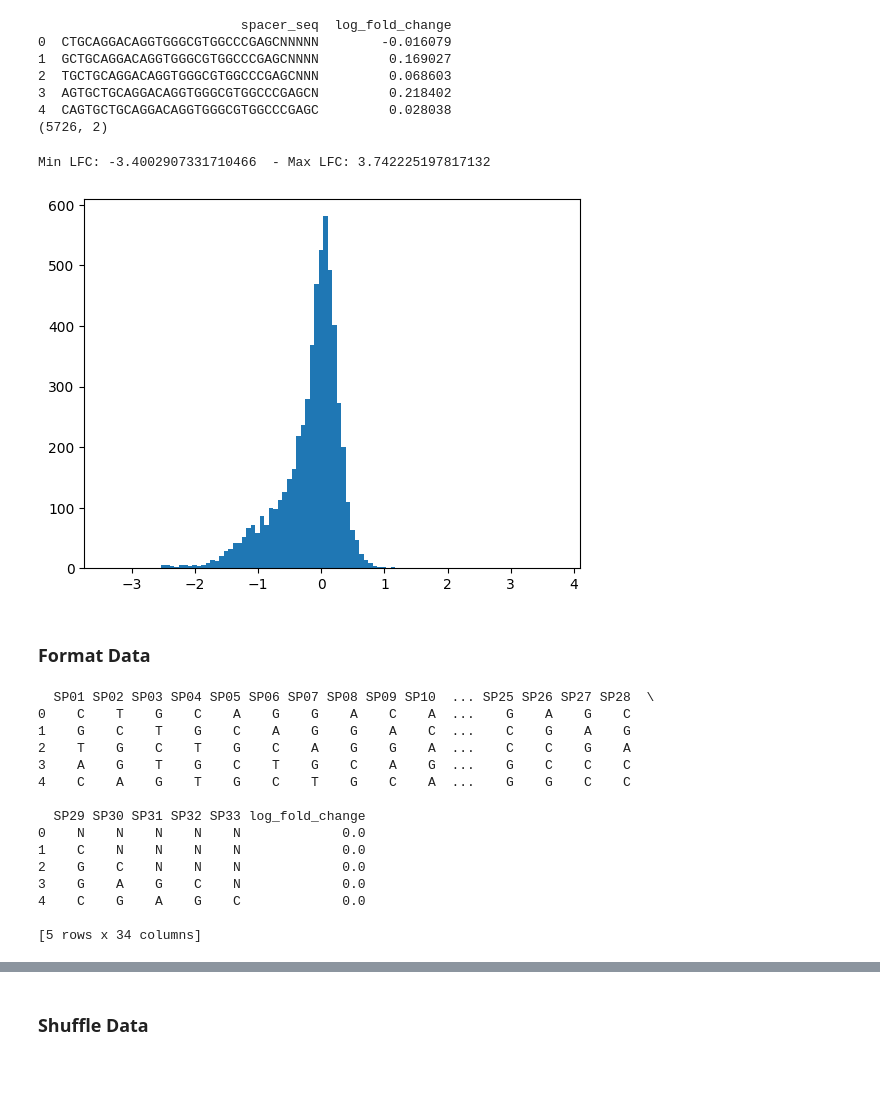
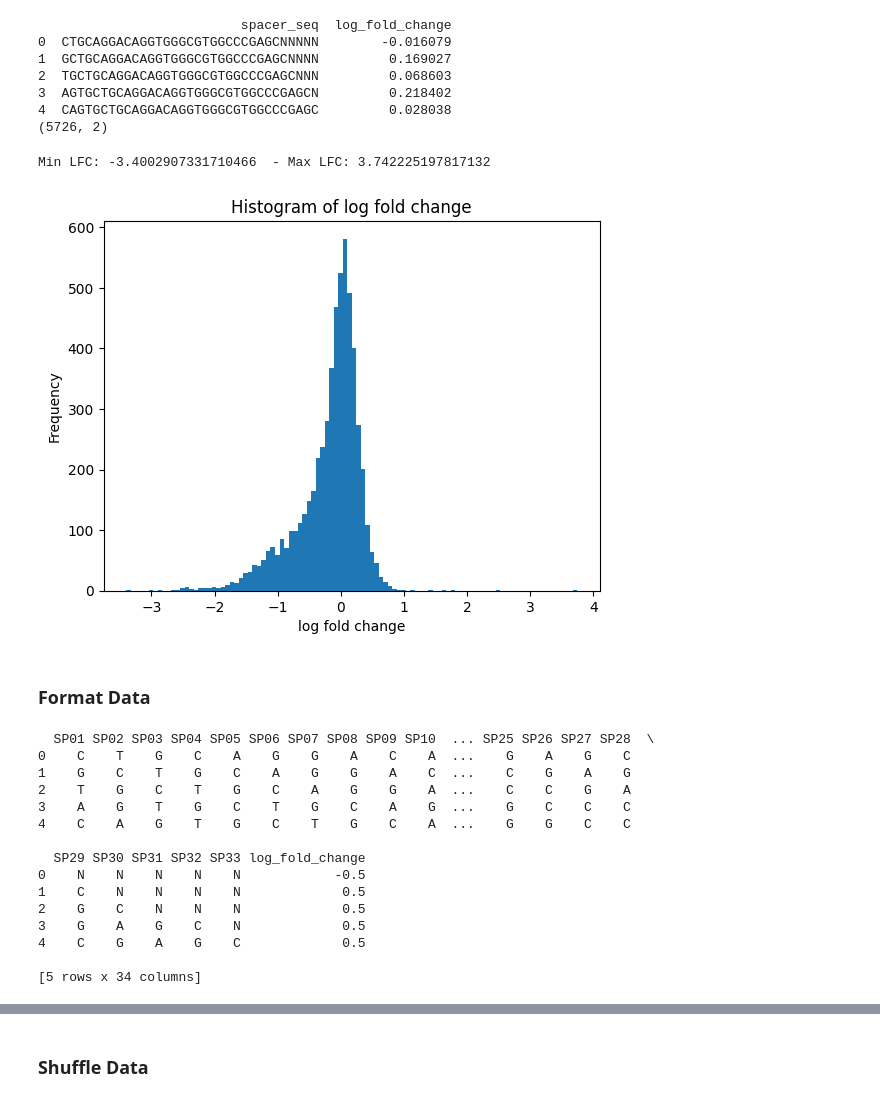
Before and after one commit to AliMuhammadAsad/CRISPR_NET, a Jupyter notebook: crispr13d/crispr_naive_bayes.ipynb, the cells around one changed output, grey strips where cells are left out. Cells and saved outputs as stored; diff of their text form; code cells hidden in the pictures; blank space fills up the shorter version.

```diff
--- a/crispr13d/crispr_naive_bayes.ipynb
+++ b/crispr13d/crispr_naive_bayes.ipynb
@@ -9,6 +10,7 @@ import pgmpy
 ## Load Data
 # %%
 df_raw = pd.read_csv('crispr13d_lfc.csv')
+df_raw = df_raw.iloc[:, :]
 print(df_raw.head())
 print(df_raw.shape)
 # %% [output]
@@ -22,17 +24,25 @@ print(df_raw.shape)
 # %%
 print("Min LFC:", np.min(df_raw['log_fold_change']), " - Max LFC:", np.max(df_raw['log_fold_change']))
 plt.hist(df_raw['log_fold_change'], bins=100)
+plt.title('Histogram of log fold change')
+plt.xlabel('log fold change')
+plt.ylabel('Frequency')
 plt.show()
 # %% [output]
 Min LFC: -3.4002907331710466  - Max LFC: 3.742225197817132
-[figure, old version]
+[figure, new version]
 # %% [markdown]
 ### Format Data
 # %%
 df_spacer_split = df_raw['spacer_seq'].apply(lambda x: pd.Series(list(x)))
 df_spacer_split.columns = [f'SP{str(i+1).zfill(2)}' for i in range(df_spacer_split.shape[1])]
 df = pd.concat([df_spacer_split, df_raw.drop(['spacer_seq'], axis=1)], axis=1)
-df['log_fold_change'] = df['log_fold_change'].apply(lambda x: (((2*(x+0.25))//1) / 2))  # Data bucketing: -0.25->0.25: 0, 0.25->0.75: 0.5, etc.
+# df['log_fold_change'] = df['log_fold_change'].apply(lambda x: (((2*(x+0.25))//1) / 2))  # Data bucketing: -0.25->0.25: 0, 0.25->0.75: 0.5, etc.
+df = df[df['log_fold_change'] >= -3]
+df = df[df['log_fold_change'] < 1]
+df['log_fold_change'] = df['log_fold_change'].apply(lambda x: x//1 + 0.5)  # Data bucketing: -2.5, -1.5, -0.5, 0.5
+# thresh = 0
+# df['log_fold_change'] = df['log_fold_change'].apply(lambda x: int(x > thresh))  # Threshold
 print(df.head())
 # %% [output]
   SP01 SP02 SP03 SP04 SP05 SP06 SP07 SP08 SP09 SP10  ... SP25 SP26 SP27 SP28  \
@@ -43,11 +53,11 @@ print(df.head())
 4    C    A    G    T    G    C    T    G    C    A  ...    G    G    C    C
 
   SP29 SP30 SP31 SP32 SP33 log_fold_change
-0    N    N    N    N    N             0.0
-1    C    N    N    N    N             0.0
-2    G    C    N    N    N             0.0
-3    G    A    G    C    N             0.0
-4    C    G    A    G    C             0.0
+0    N    N    N    N    N            -0.5
+1    C    N    N    N    N             0.5
+2    G    C    N    N    N             0.5
+3    G    A    G    C    N             0.5
+4    C    G    A    G    C             0.5
 
 [5 rows x 34 columns]
 # %%
```
Also changed, not shown: parts of 13 cells of this notebook, 3 other files.
